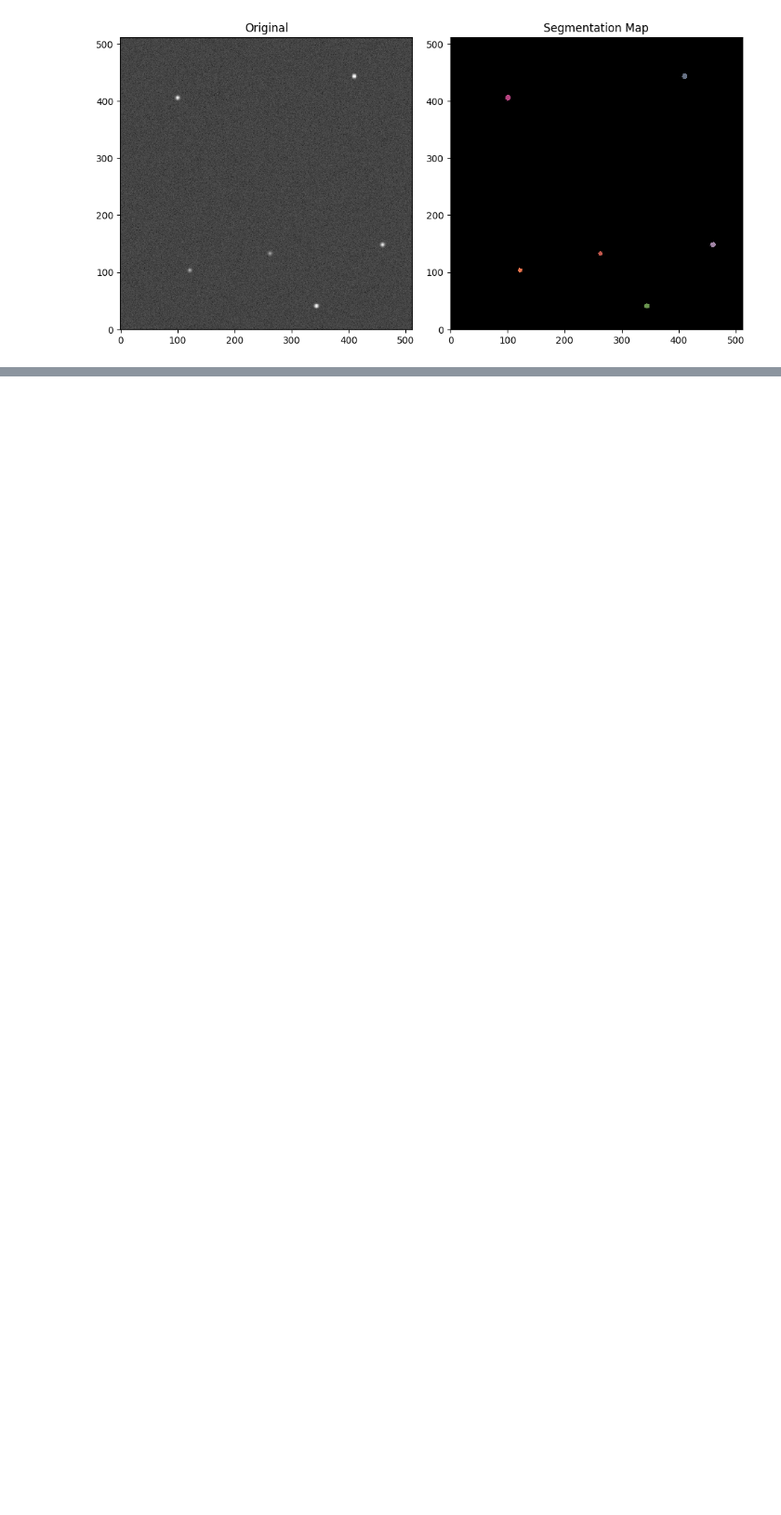
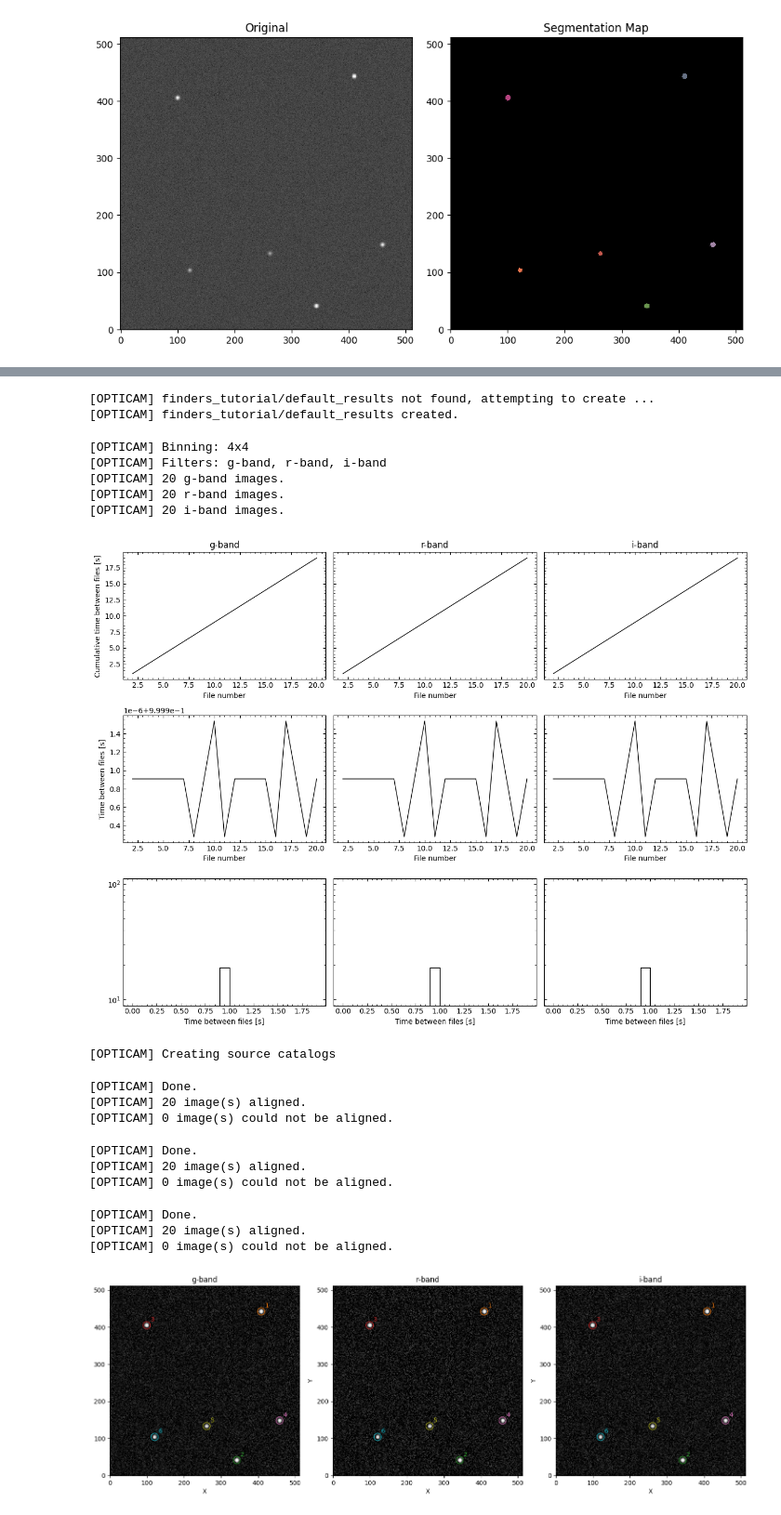
Before and after one commit to zairving/opticam, a Jupyter notebook: docs/tutorials/finders.ipynb, the cells around one changed output, grey strips where cells are left out. Shown at 93% size. Cells and saved outputs as stored; diff of their text form; code cells hidden in the pictures; blank space fills up the shorter version.

```diff
--- a/docs/tutorials/finders.ipynb
+++ b/docs/tutorials/finders.ipynb
@@ -194 +186,29 @@ cat.create_catalogs()
+# %%
+cat = opticam_new.Catalog(
+    out_directory='finders_tutorial/default_results',
+    data_directory='finders_tutorial/data',
+    remove_cosmic_rays=False,
+)
+
+cat.create_catalogs()
+# %% [output]
+[OPTICAM] finders_tutorial/default_results not found, attempting to create ...
+[OPTICAM] finders_tutorial/default_results created.
+[OPTICAM] Binning: 4x4
+[OPTICAM] Filters: g-band, r-band, i-band
+[OPTICAM] 20 g-band images.
+[OPTICAM] 20 r-band images.
+[OPTICAM] 20 i-band images.
+[figure, added]
+[OPTICAM] Creating source catalogs
+[OPTICAM] Done.
+[OPTICAM] 20 image(s) aligned.
+[OPTICAM] 0 image(s) could not be aligned.
+[OPTICAM] Done.
+[OPTICAM] 20 image(s) aligned.
+[OPTICAM] 0 image(s) could not be aligned.
+[OPTICAM] Done.
+[OPTICAM] 20 image(s) aligned.
+[OPTICAM] 0 image(s) could not be aligned.
+[figure, added]
 # %% [markdown]
```
Also changed, not shown: parts of 13 cells of this notebook.
